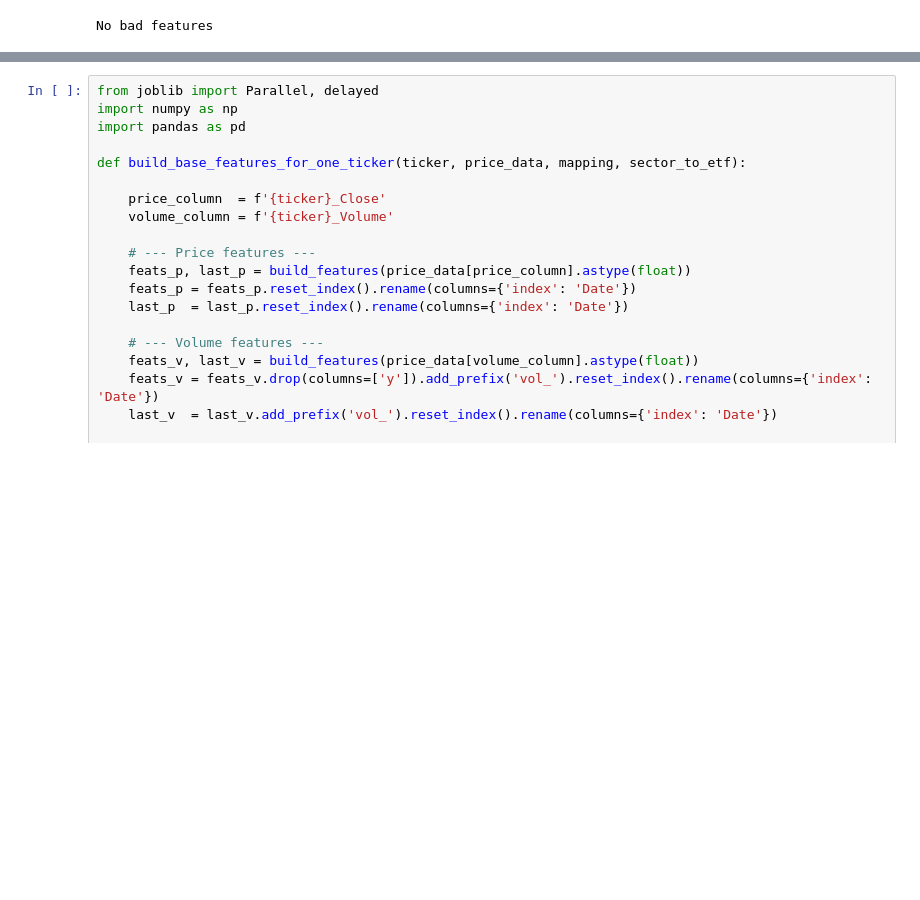
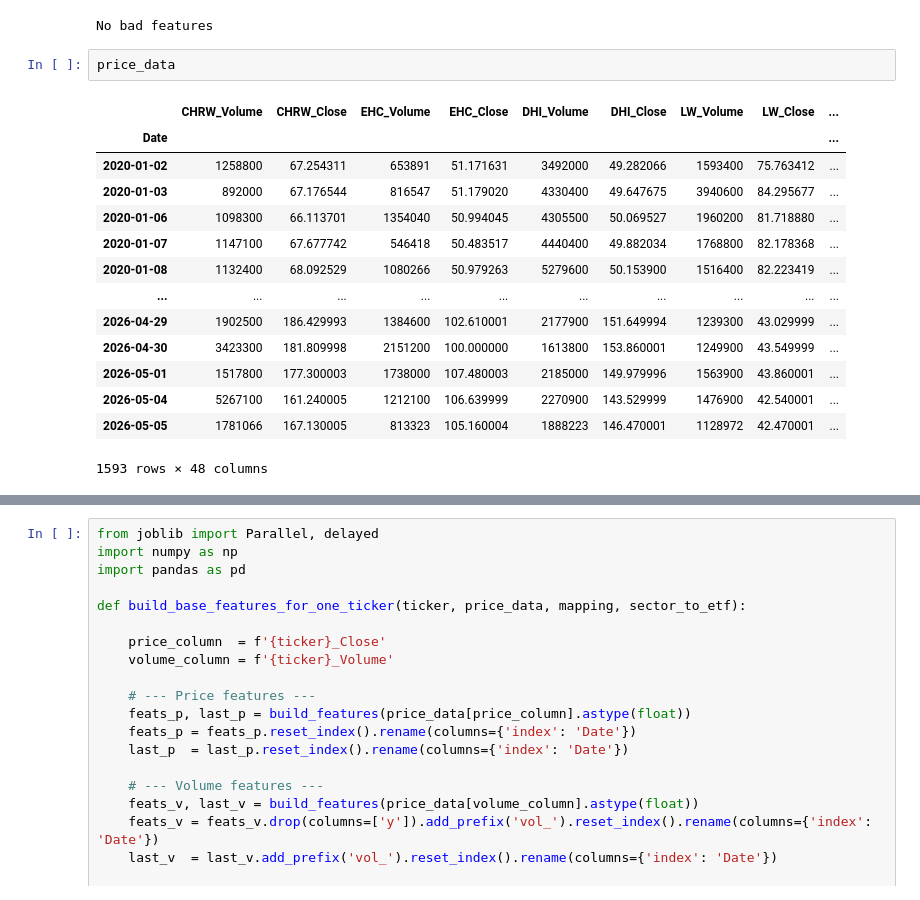
Before and after one commit to jiadiz/MetaLearner, a Jupyter notebook: Notebooks/data_process_script.ipynb, the cells around one changed output, grey strips where cells are left out. Saved outputs shown, nothing was run; the diff lists cells and outputs as text; blank space fills up the shorter version.

```diff
--- a/Notebooks/data_process_script.ipynb
+++ b/Notebooks/data_process_script.ipynb
@@ -616,6 +639,23 @@ else:
         print('----------------------------')
 # %% [output]
 No bad features
+# %%
+price_data
+# %% [output]
+|  | CHRW_Volume | CHRW_Close | EHC_Volume | EHC_Close | DHI_Volume | DHI_Close | LW_Volume | LW_Close | ... |
+| Date |  |  |  |  |  |  |  |  | ... |
+| 2020-01-02 | 1258800 | 67.254311 | 653891 | 51.171631 | 3492000 | 49.282066 | 1593400 | 75.763412 | ... |
+| 2020-01-03 | 892000 | 67.176544 | 816547 | 51.179020 | 4330400 | 49.647675 | 3940600 | 84.295677 | ... |
+| 2020-01-06 | 1098300 | 66.113701 | 1354040 | 50.994045 | 4305500 | 50.069527 | 1960200 | 81.718880 | ... |
+| 2020-01-07 | 1147100 | 67.677742 | 546418 | 50.483517 | 4440400 | 49.882034 | 1768800 | 82.178368 | ... |
+| 2020-01-08 | 1132400 | 68.092529 | 1080266 | 50.979263 | 5279600 | 50.153900 | 1516400 | 82.223419 | ... |
+| ... | ... | ... | ... | ... | ... | ... | ... | ... | ... |
+| 2026-04-29 | 1902500 | 186.429993 | 1384600 | 102.610001 | 2177900 | 151.649994 | 1239300 | 43.029999 | ... |
+| 2026-04-30 | 3423300 | 181.809998 | 2151200 | 100.000000 | 1613800 | 153.860001 | 1249900 | 43.549999 | ... |
+| 2026-05-01 | 1517800 | 177.300003 | 1738000 | 107.480003 | 2185000 | 149.979996 | 1563900 | 43.860001 | ... |
+| 2026-05-04 | 5267100 | 161.240005 | 1212100 | 106.639999 | 2270900 | 143.529999 | 1476900 | 42.540001 | ... |
+| 2026-05-05 | 1781066 | 167.130005 | 813323 | 105.160004 | 1888223 | 146.470001 | 1128972 | 42.470001 | ... |
+1593 rows × 48 columns
 # %%
 import numpy as np
 from functools import reduce
```
Also changed, not shown: parts of 27 cells of this notebook, 14 other files.
